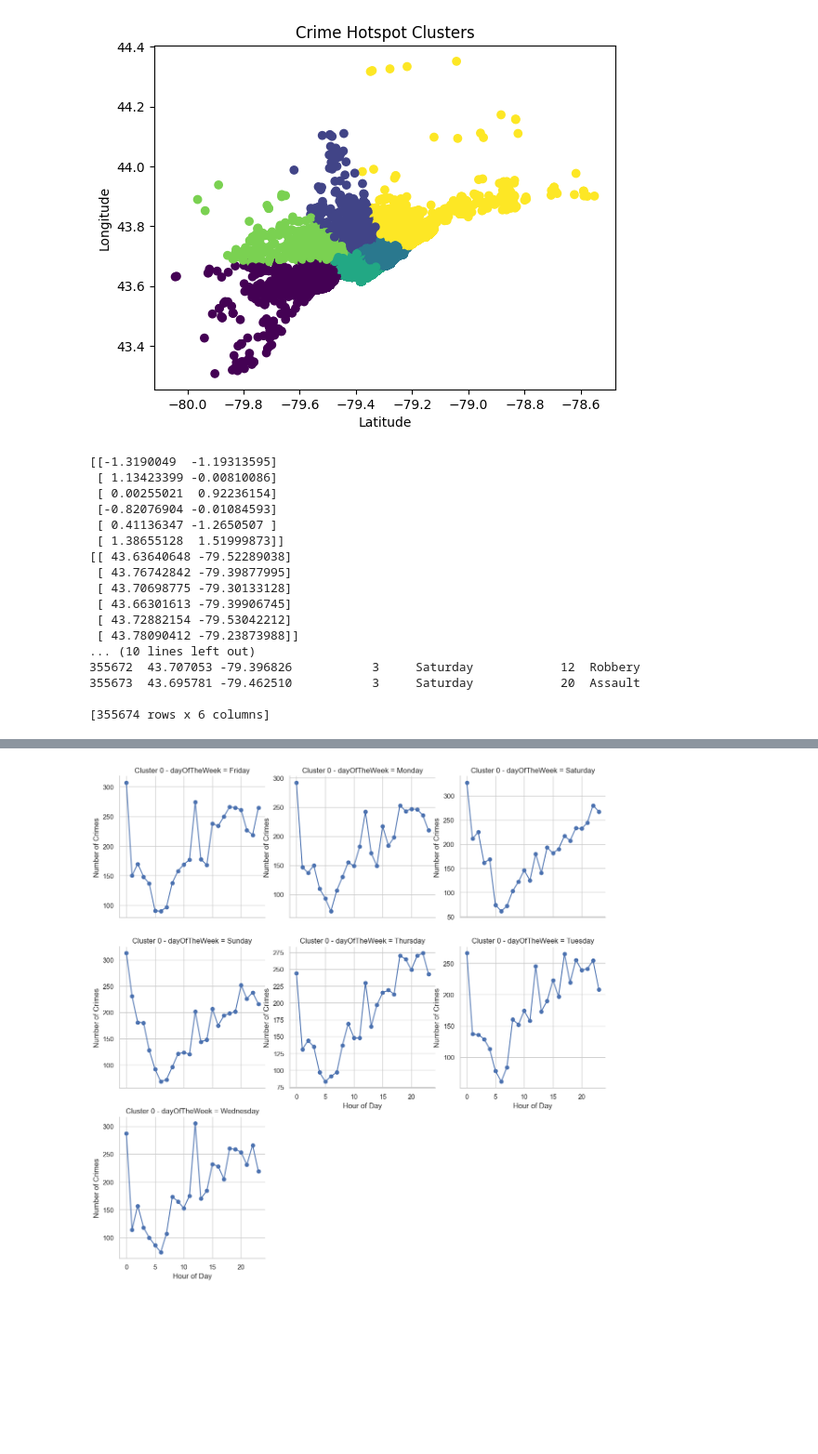
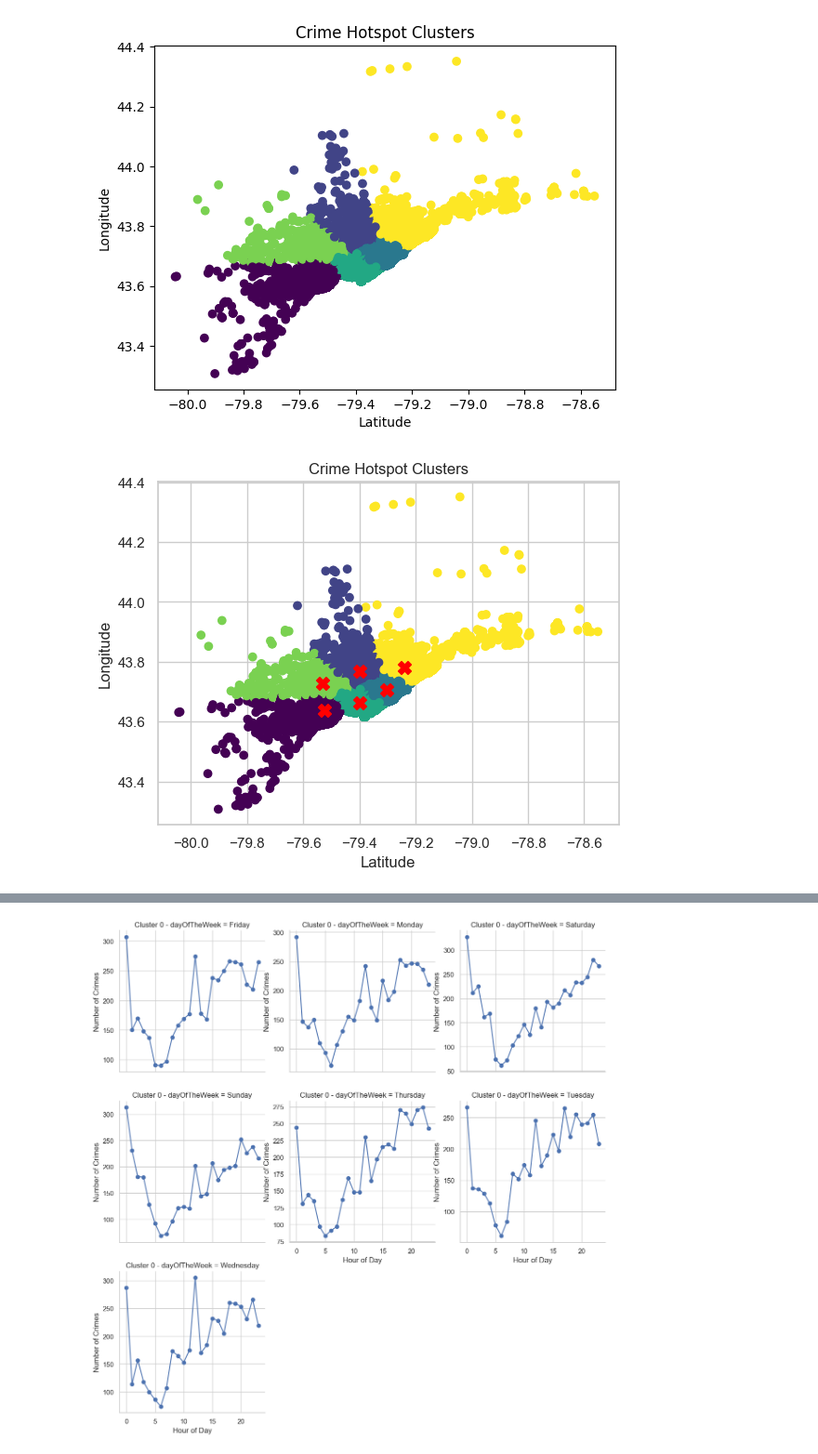
Before and after one commit to AjayArumugam07/PatrolOptimizer-BigDataAnalysis, a Jupyter notebook: Data Cleaning.ipynb, the cells around one changed output, grey strips where cells are left out. Shown at 93% size. Saved outputs shown, nothing was run; the diff lists cells and outputs as text; code cells hidden in the pictures; blank space fills up the shorter version.

Commit message:
added another graph

```diff
--- a/Data Cleaning.ipynb
+++ b/Data Cleaning.ipynb
@@ -235,34 +235,20 @@ pd_crime_data["offence"] = offence_series
 # %% [output]
 [figure]
 # %%
+#Calculate centroids
 centroids = kmeans.cluster_centers_
 centroids = scaler.inverse_transform(centroids)
 
 
 # Visualize the clusters on a map
 plt.scatter(pd_crime_data['longitude'], pd_crime_data['latitude'], c=pd_crime_data['prediction'], cmap='viridis')
+plt.scatter(centroids[:, 1], centroids[:, 0], marker='X', s=100, color='red', label='Centroids')
 plt.title('Crime Hotspot Clusters')
 plt.ylabel('Longitude')
 plt.xlabel('Latitude')
 plt.show()
 # %% [output]
-[[-1.3190049  -1.19313595]
- [ 1.13423399 -0.00810086]
- [ 0.00255021  0.92236154]
- [-0.82076904 -0.01084593]
- [ 0.41136347 -1.2650507 ]
- [ 1.38655128  1.51999873]]
-[[ 43.63640648 -79.52289038]
- [ 43.76742842 -79.39877995]
- [ 43.70698775 -79.30133128]
- [ 43.66301613 -79.39906745]
- [ 43.72882154 -79.53042212]
- [ 43.78090412 -79.23873988]]
-... (10 lines left out)
-355672  43.707053 -79.396826           3     Saturday            12  Robbery
-355673  43.695781 -79.462510           3     Saturday            20  Assault
-
-[355674 rows x 6 columns]
+[figure, added]
 # %%
 pip install seaborn matplotlib pandas
 # %% [output]
```
Also changed, not shown: parts of 5 cells of this notebook.
